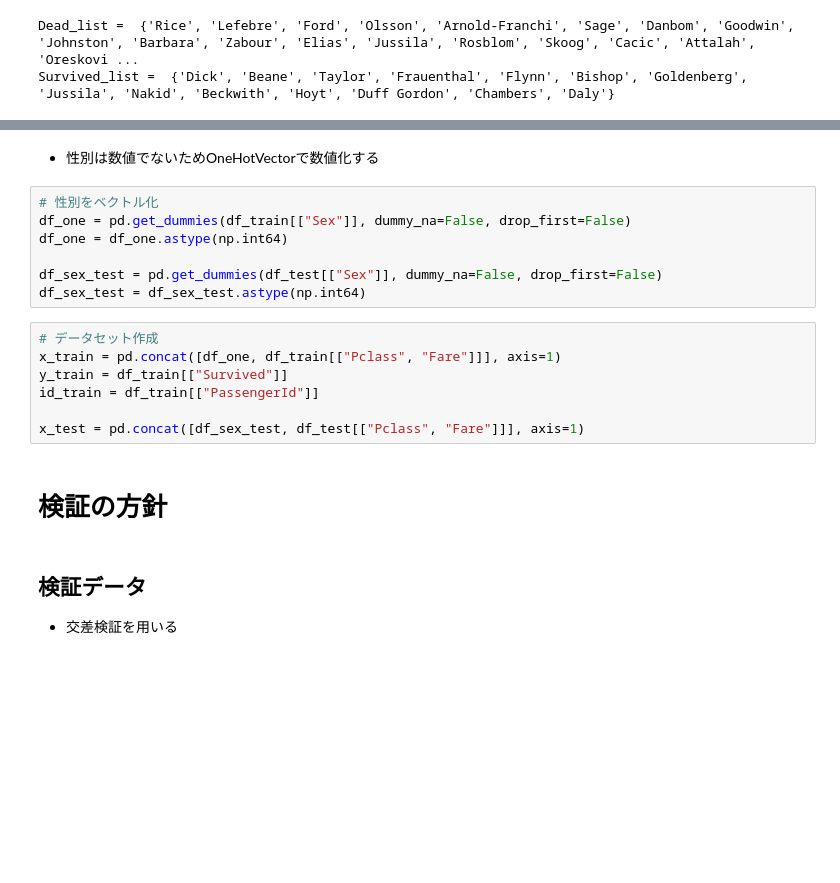
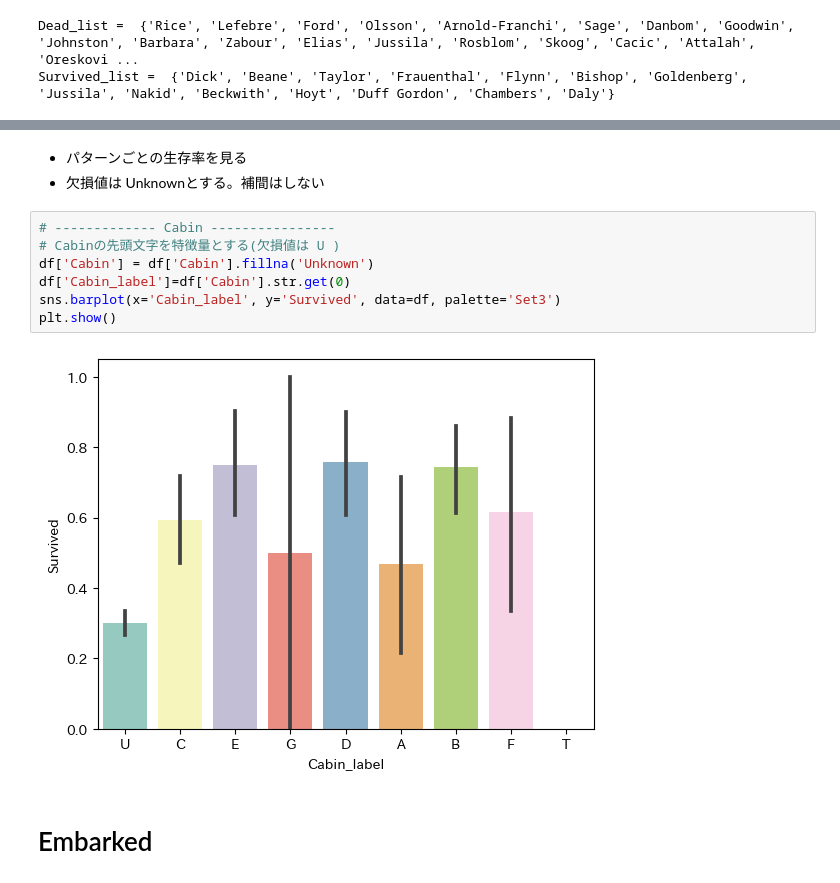
Before and after one commit to hogekoba/Kaggle, a Jupyter notebook: titanic/nb/003_analyse.ipynb, the cells around one changed output, grey strips where cells are left out. Saved outputs shown, nothing was run; the diff lists cells and outputs as text; blank space fills up the shorter version.

```diff
--- a/titanic/nb/003_analyse.ipynb
+++ b/titanic/nb/003_analyse.ipynb
@@ -292,21 +389,14 @@ Survived_list =  {'Dick', 'Beane', 'Taylor', 'Frauenthal', 'Flynn', 'Bishop', 'G
+# %% [markdown]
+* パターンごとの生存率を見る
+* 欠損値は Unknownとする。補間はしない
+# %%
+# ------------- Cabin ----------------
+# Cabinの先頭文字を特徴量とする(欠損値は U )
+df['Cabin'] = df['Cabin'].fillna('Unknown')
+df['Cabin_label']=df['Cabin'].str.get(0)
+sns.barplot(x='Cabin_label', y='Survived', data=df, palette='Set3')
+plt.show()
+# %% [output]
+[figure, added]
 # %% [markdown]
-* 性別は数値でないためOneHotVectorで数値化する
+# Embarked
-# %%
-# 性別をベクトル化
-df_one = pd.get_dummies(df_train[["Sex"]], dummy_na=False, drop_first=False)
-df_one = df_one.astype(np.int64)
-
-df_sex_test = pd.get_dummies(df_test[["Sex"]], dummy_na=False, drop_first=False)
-df_sex_test = df_sex_test.astype(np.int64)
-# %%
-# データセット作成
-x_train = pd.concat([df_one, df_train[["Pclass", "Fare"]]], axis=1)
-y_train = df_train[["Survived"]]
-id_train = df_train[["PassengerId"]]
-
-x_test = pd.concat([df_sex_test, df_test[["Pclass", "Fare"]]], axis=1)
-# %% [markdown]
-# 検証の方針
-# %% [markdown]
-## 検証データ
-* 交差検証を用いる
```
Also changed, not shown: parts of 25 cells of this notebook, 4 other files.
